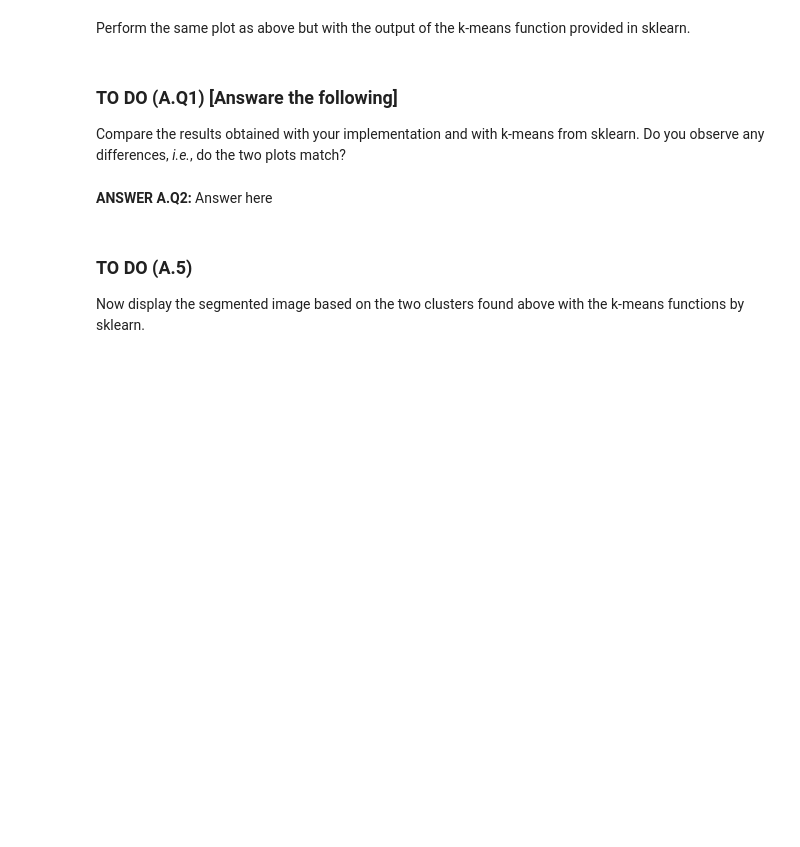
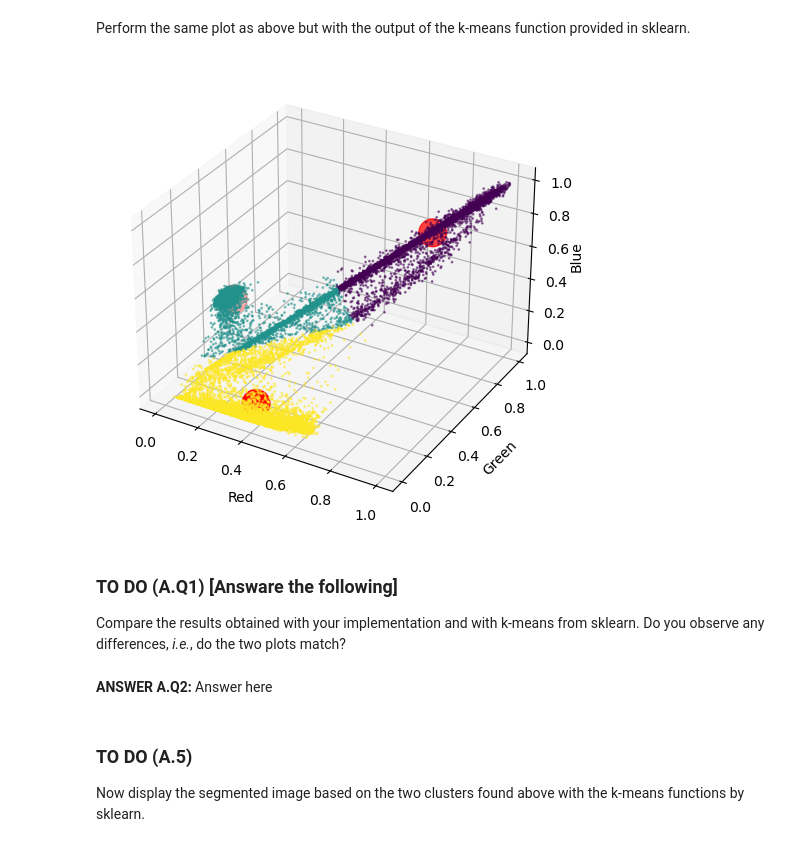
Before and after one commit to Kallo27/MachineLearning, a Jupyter notebook: Lab3/calandrabuonaura_lorenzo_lab03.ipynb, the cells around one changed output. Drawn from its saved outputs; the diff is of its cells as text; code cells hidden in the pictures; blank space fills up the shorter version.

```diff
--- a/Lab3/calandrabuonaura_lorenzo_lab03.ipynb
+++ b/Lab3/calandrabuonaura_lorenzo_lab03.ipynb
@@ -318,3 +339,7 @@ Perform the same plot as above but with the output of the k-means function provi
+# %%
+scatter_plot(santaclaus_reshaped, kmeans_model.labels_, kmeans_model.cluster_centers_)
+# %% [output]
+[figure, added]
 # %% [markdown]
 ### TO DO (A.Q1) [Answare the following]
 
```
Also changed, not shown: parts of 14 cells of this notebook.
